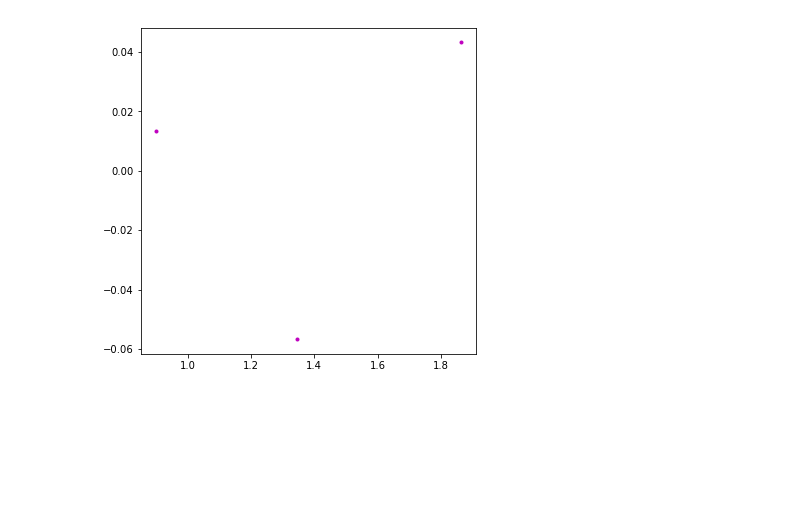
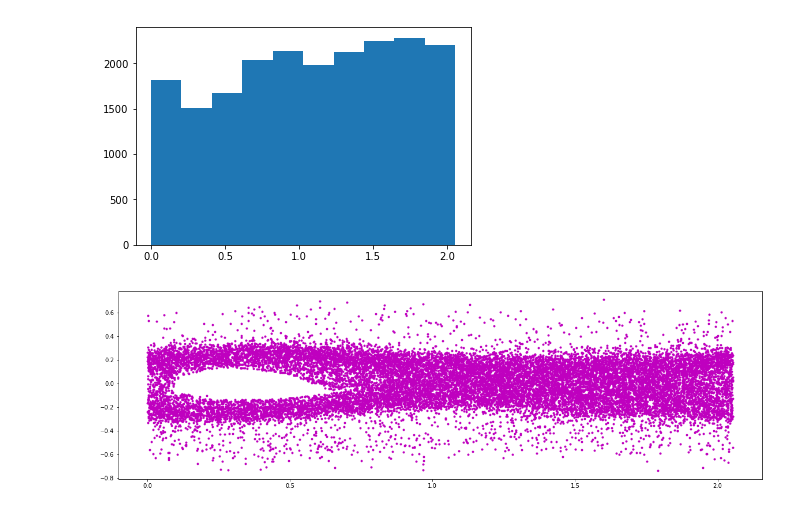
Before and after one commit to janmandel/pyPICu, a Jupyter notebook: 1D PIC Notebook.ipynb, the cells around one changed output. Cells and saved outputs as stored; diff of their text form; code cells hidden in the pictures; blank space fills up the shorter version.

```diff
--- a/1D PIC Notebook.ipynb
+++ b/1D PIC Notebook.ipynb
@@ -101,13 +101,13 @@ def particle_pusher(particle_position,particle_velocity,dt,L):
 	return particle_position
 # %%
 #--- Inputs ---#
-NGP = 400
+NGP = 100
 L   = 2.*np.pi/3.0600
-dt = 0.2
-Number_Particles = 800
+dt = 0.5
+Number_Particles = 20000
 initial_velocity  	= 0.2
 initial_th_velocity = 0.0
-XP1 = 0.1
+XP1 = 0.0
 VP1 = 0.00
 mode = 1.
 
@@ -123,10 +123,15 @@ rho_back=-Q*Number_Particles/L			# background charge given by background (not mo
 #--- Initialize ---#
 dx = L/(1.*NGP-1)
 particle_position = np.linspace(0.,L,Number_Particles+1)[0:-1]
-#particle_position = np.linspace(0,L-L/Number_Particles,Number_Particles)
-particle_velocity = initial_th_velocity * np.random.standard_normal((Number_Particles,))
-particle_velocity[range(0,Number_Particles-1,2)]=initial_velocity
-particle_velocity[range(1,Number_Particles,2)]=-initial_velocity
+particle_position = np.linspace(0,L-L/Number_Particles,Number_Particles)
+#particle_position = L*np.random.rand(Number_Particles)
+#particle_velocity = initial_th_velocity * np.random.standard_normal((Number_Particles,))
+#particle_velocity[range(0,Number_Particles-1,2)]=initial_velocity
+#particle_velocity[range(1,Number_Particles,2)]=-initial_velocity
+particle_velocity=initial_velocity*(2*np.round(np.random.rand(Number_Particles))-1)
+
+
+
 
 particle_velocity = np.divide( (particle_velocity+VP1*np.sin(2.*np.pi*particle_position/L*mode) ), (1.+particle_velocity*VP1*np.sin(2.*np.pi*particle_position/L*mode)/c**2))
 gamma = np.sqrt( (1./(1.-(particle_velocity/c)**2) ) )
@@ -229 +234,6 @@ for count in range(0,cycles+1):
 ... (30 outputs left out)
+# %%
+plt.hist(particle_position)
+plt.show()
+# %% [output]
+[figure, added]
@@ -230,7 +242,7 @@ for count in range(0,cycles+1):
 # %%
 # --- final output --- #
-fig = plt.figure(1, figsize=(6.0,6.0))
+fig = plt.figure(1, figsize=(20.0,6.0))
 plt.plot(particle_position,particle_velocity,'.m')
 plt.show()
 # %% [output]
-[figure, old version]
+[figure, new version]
```
Also changed, not shown: parts of 2 cells of this notebook.
